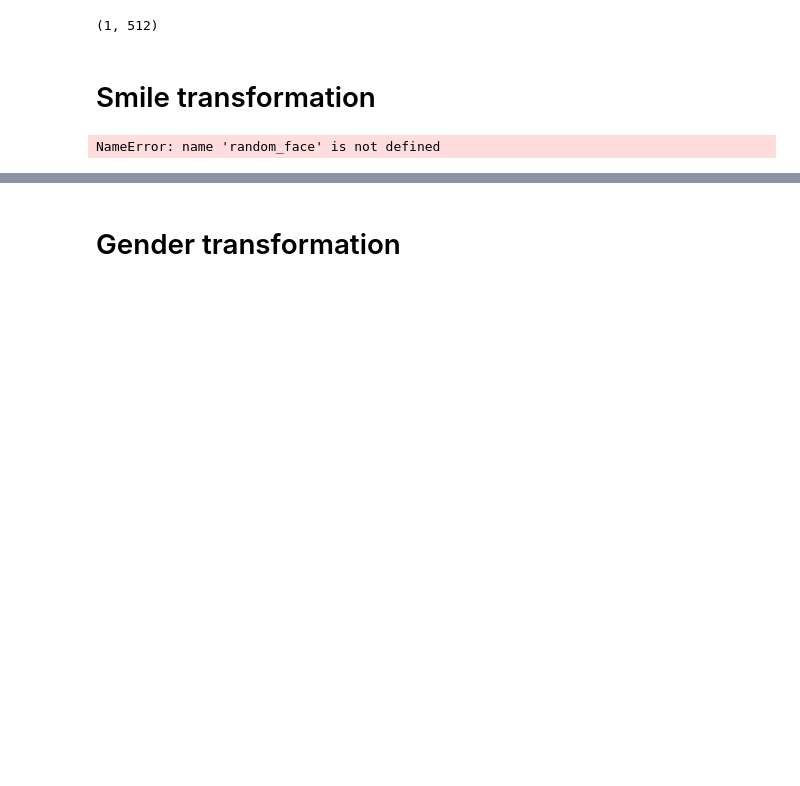
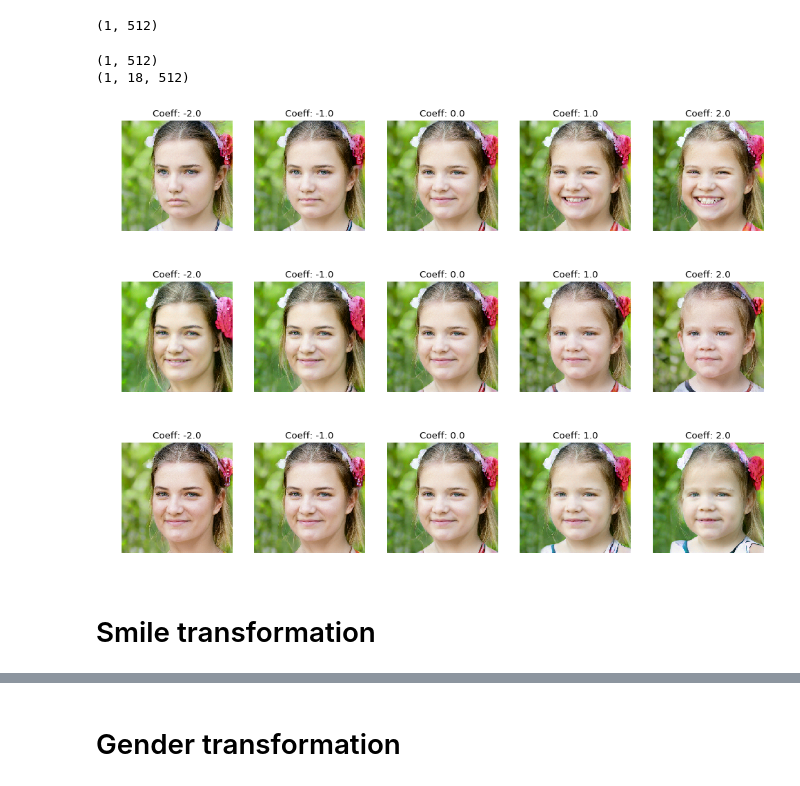
Before and after one commit to BademiChetan/stylegan-encoder, a Jupyter notebook: Play_with_latent_directions.ipynb, the cells around one changed output, grey strips where cells are left out. Saved outputs shown, nothing was run; the diff lists cells and outputs as text; code cells hidden in the pictures; blank space fills up the shorter version.

Commit message:
Changes for testing smiling/age/gender directions on random images.

```diff
--- a/Play_with_latent_directions.ipynb
+++ b/Play_with_latent_directions.ipynb
@@ -30,7 +30,7 @@ def move_and_show(latent_vector, direction, coeffs):
     fig,ax = plt.subplots(1, len(coeffs), figsize=(15, 10), dpi=80)
     for i, coeff in enumerate(coeffs):
         new_latent_vector = latent_vector.copy()
-        #new_latent_vector[:8] = (latent_vector + coeff*direction)[:8]
+        new_latent_vector[:8] = (latent_vector + coeff*direction)[:8]
         ax[i].imshow(generate_image(new_latent_vector))
         ax[i].set_title('Coeff: %0.1f' % coeff)
     [x.axis('off') for x in ax]
@@ -69,9 +70,20 @@ PIL.Image.fromarray(images[0])
 print(latents.shape)
 # %% [output]
 (1, 512)
+# %%
+rnd = np.random.RandomState(13)
+latents = rnd.randn(1, Gs_network.input_shape[1])
+print(latents.shape)
+dlatents = Gs_network.components.mapping.run(latents, None)
+print(dlatents.shape)
+move_and_show(dlatents, smile_direction, [-2, -1, 0, 1, 2])
+move_and_show(dlatents, gender_direction, [-2, -1, 0, 1, 2])
+move_and_show(dlatents, age_direction, [-2, -1, 0, 1, 2])
+# %% [output]
+(1, 512)
+(1, 18, 512)
+[figure, added]
+[figure, added]
+[figure, added]
 # %% [markdown]
 # Smile transformation
-# %%
-move_and_show(random_face, smile_direction, [-5, 0, 5])
-# %% [output]
-NameError: name 'random_face' is not defined
```
Also changed, not shown: parts of 2 cells of this notebook.
